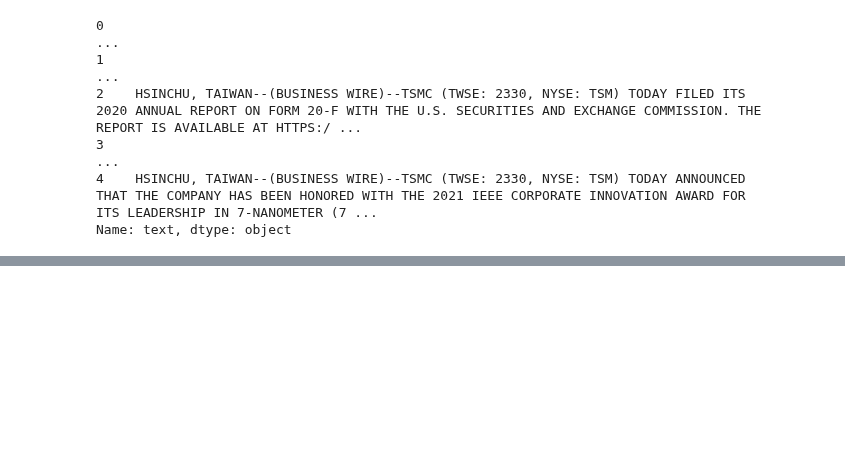
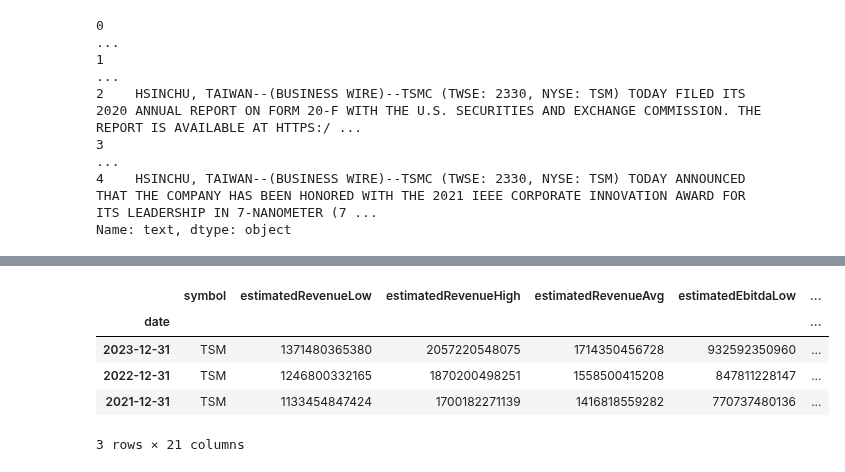
Before and after one commit to dbogatic/value_investing, a Jupyter notebook: company_sentiment.ipynb, the cells around one changed output, grey strips where cells are left out. Cells and saved outputs as stored; diff of their text form; code cells hidden in the pictures; blank space fills up the shorter version.

```diff
--- a/company_sentiment.ipynb
+++ b/company_sentiment.ipynb
@@ -111,0 +195,10 @@ Name: text, dtype: object
+# %%
+# Future analyst estimates
+analyst_estimates.loc['2023-12-31':'2021-12-31']
+# %% [output]
+|  | symbol | estimatedRevenueLow | estimatedRevenueHigh | estimatedRevenueAvg | estimatedEbitdaLow | ... |
+| date |  |  |  |  |  | ... |
+| 2023-12-31 | TSM | 1371480365380 | 2057220548075 | 1714350456728 | 932592350960 | ... |
+| 2022-12-31 | TSM | 1246800332165 | 1870200498251 | 1558500415208 | 847811228147 | ... |
+| 2021-12-31 | TSM | 1133454847424 | 1700182271139 | 1416818559282 | 770737480136 | ... |
+3 rows × 21 columns
```
Also changed, not shown: parts of 15 cells of this notebook.
